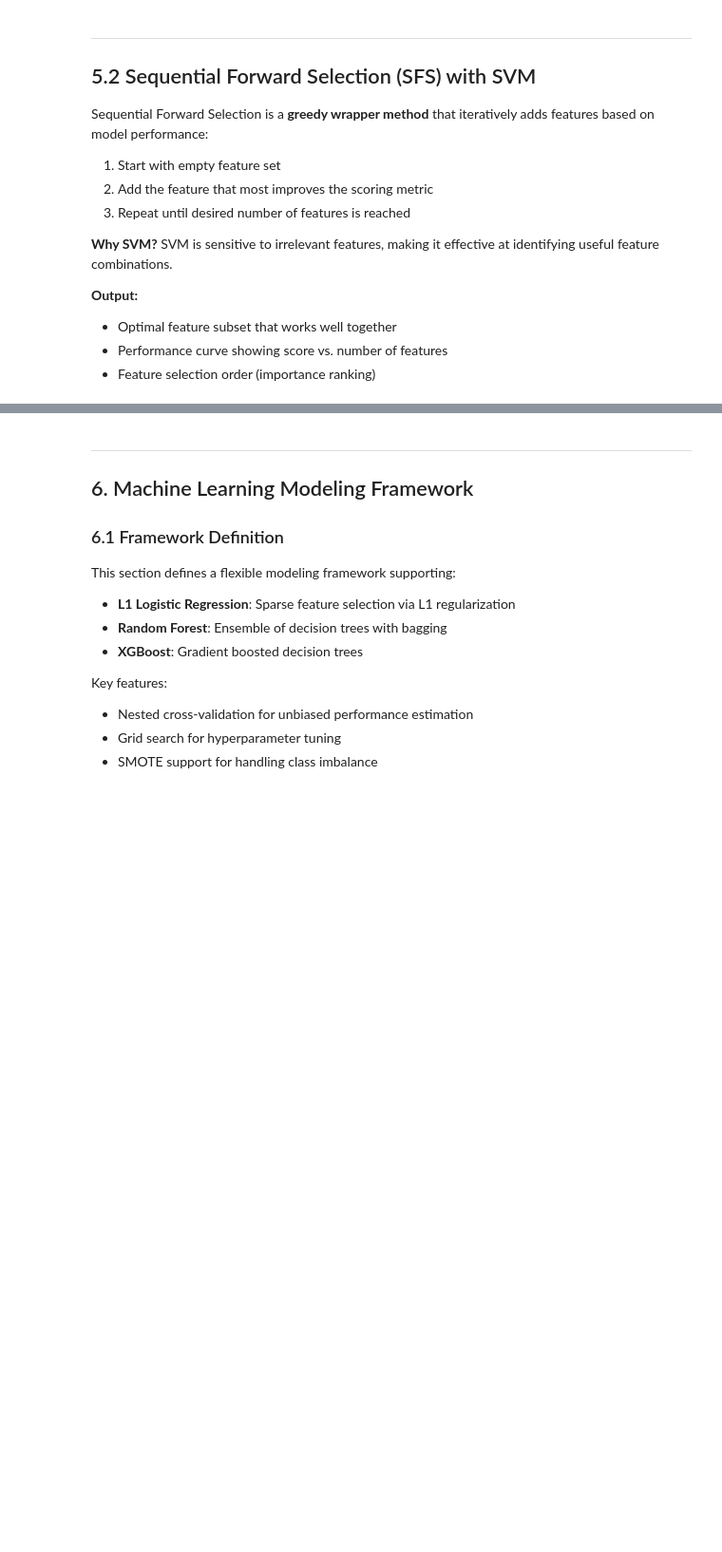
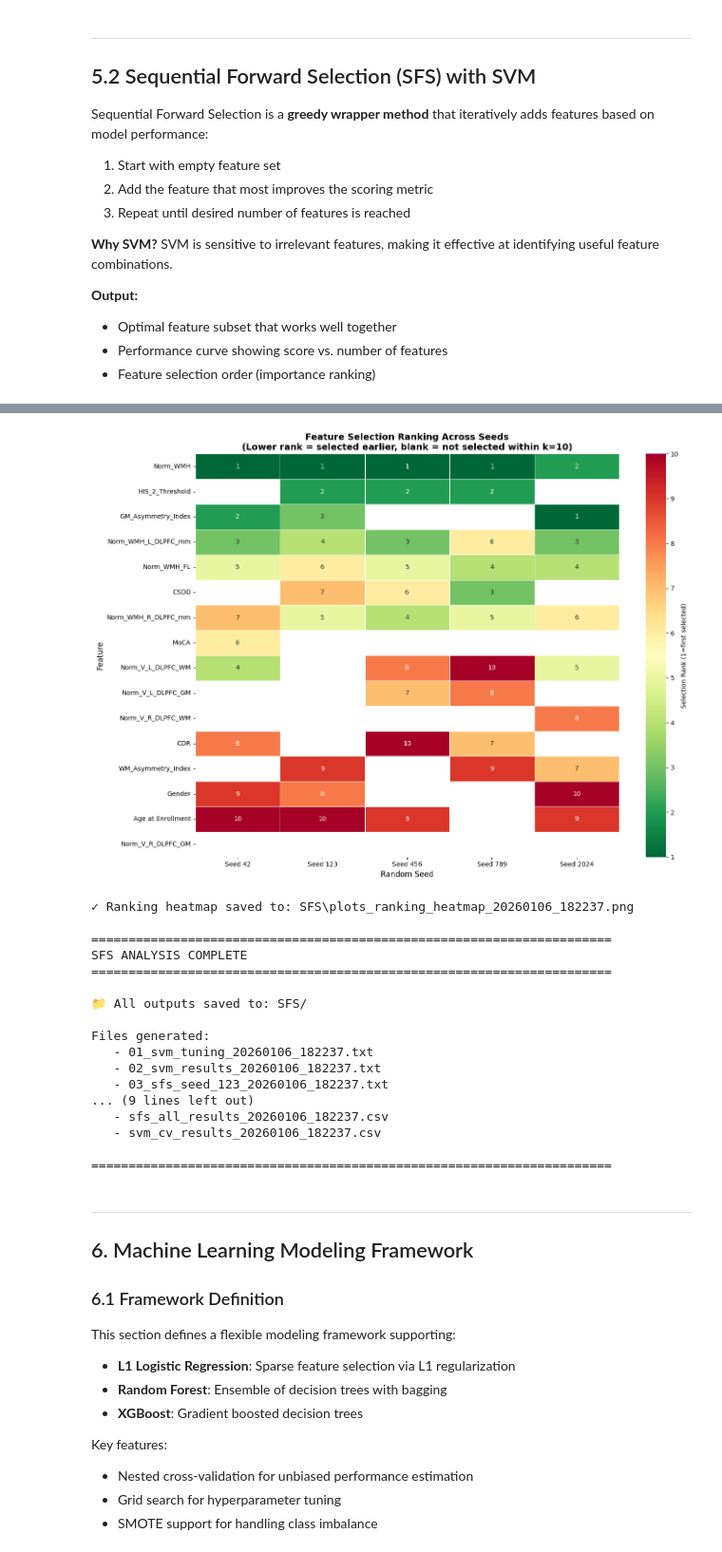
Before and after one commit to arshiatehrani/multimodal-biomarker-feature-importance-rtms-ad, a Jupyter notebook: Phase_1.ipynb, the cells around one changed output, grey strips where cells are left out. Shown at 95% size. Cells and saved outputs as stored; diff of their text form; code cells hidden in the pictures; blank space fills up the shorter version.

```diff
--- a/Phase_1.ipynb
+++ b/Phase_1.ipynb
@@ -1004,3 +1522,82 @@ SEQUENTIAL FORWARD SELECTION - SUMMARY
+# %%
+# ============================================================
+# RANKING HEATMAP VISUALIZATION
+# ============================================================
+
+# Create heatmap of feature rankings across seeds
+fig, ax = plt.subplots(figsize=(14, 10))
+
+# Prepare data for heatmap
+heatmap_data = []
+for feature in ranking_df['Feature']:
+    row = []
+    for seed in RANDOM_SEEDS:
+        col_name = f'Seed_{seed}'
+        val = ranking_df[ranking_df['Feature'] == feature][col_name].values[0]
+        if val == '-':
+            row.append(np.nan)
+        else:
+            row.append(val)
+    heatmap_data.append(row)
+
+heatmap_df = pd.DataFrame(heatmap_data,
+                          index=ranking_df['Feature'],
+                          columns=[f'Seed {s}' for s in RANDOM_SEEDS])
+
+# Sort by average rank
+heatmap_df['Avg'] = heatmap_df.mean(axis=1)
+heatmap_df = heatmap_df.sort_values('Avg')
+heatmap_df = heatmap_df.drop('Avg', axis=1)
+
+# Plot heatmap
+import seaborn as sns
+mask = heatmap_df.isna()
+sns.heatmap(heatmap_df, annot=True, fmt='.0f', cmap='RdYlGn_r',
+            mask=mask, linewidths=0.5, ax=ax,
+            cbar_kws={'label': 'Selection Rank (1=first selected)'},
+            annot_kws={'size': 10})
+
+ax.set_title(f'Feature Selection Ranking Across Seeds\n(Lower rank = selected earlier, blank = not selected within k={SFS_MAX_FEATURES})',
+             fontsize=14, fontweight='bold')
+ax.set_xlabel('Random Seed', fontsize=12)
+ax.set_ylabel('Feature', fontsize=12)
+
+plt.tight_layout()
+heatmap_path = os.path.join(SFS_OUTPUT_DIR, f"plots_ranking_heatmap_{RUN_TIMESTAMP}.png")
+plt.savefig(heatmap_path, dpi=150, bbox_inches='tight')
+plt.show()
+
+print(f"✓ Ranking heatmap saved to: {heatmap_path}")
+
+# Final summary
+print("\n" + "=" * 70)
+print("SFS ANALYSIS COMPLETE")
+print("=" * 70)
+print(f"\n📁 All outputs saved to: {SFS_OUTPUT_DIR}/")
+print(f"\nFiles generated:")
+for f in sorted(os.listdir(SFS_OUTPUT_DIR)):
+    if RUN_TIMESTAMP in f:
+        print(f"   - {f}")
+print("\n" + "=" * 70)
+# %% [output]
+[figure, added]
+✓ Ranking heatmap saved to: SFS\plots_ranking_heatmap_20260106_182237.png
+
+======================================================================
+SFS ANALYSIS COMPLETE
+======================================================================
+
+📁 All outputs saved to: SFS/
+
+Files generated:
+   - 01_svm_tuning_20260106_182237.txt
+   - 02_svm_results_20260106_182237.txt
+   - 03_sfs_seed_123_20260106_182237.txt
+... (9 lines left out)
+   - sfs_all_results_20260106_182237.csv
+   - svm_cv_results_20260106_182237.csv
+
+======================================================================
 # %% [markdown]
 ---
 
```
Also changed, not shown: parts of 8 cells of this notebook.
